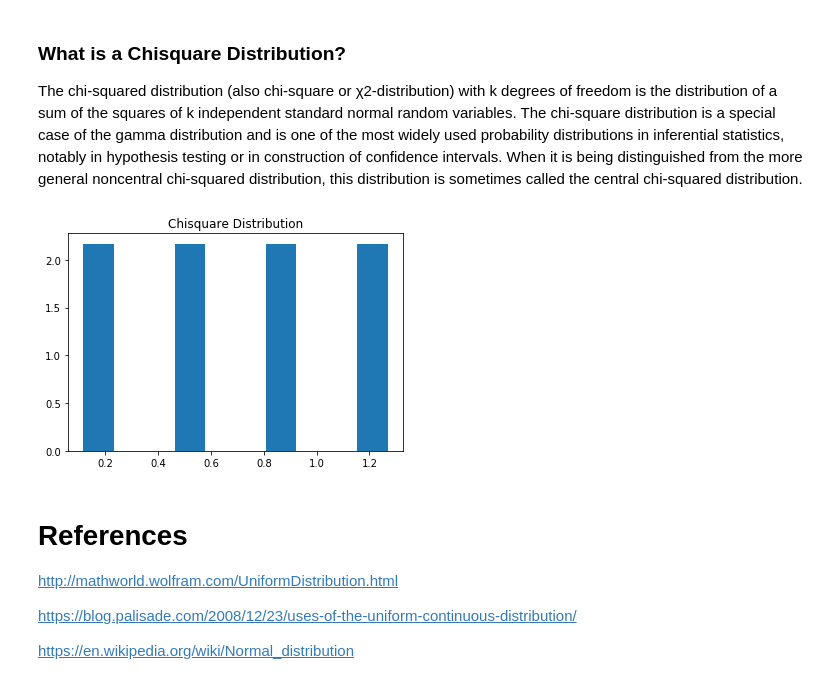
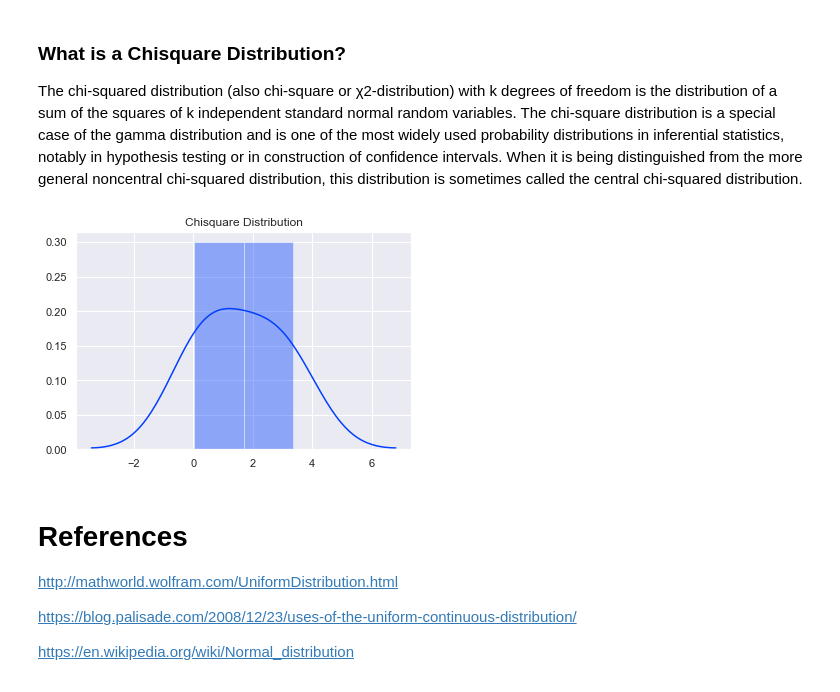
Before and after one commit to RitRa/Numpy_random, a Jupyter notebook: Distributions.ipynb, the cells around one changed output. Saved outputs shown, nothing was run; the diff lists cells and outputs as text; code cells hidden in the pictures.

Commit message:
improved graph palette and update example distr

```diff
--- a/Distributions.ipynb
+++ b/Distributions.ipynb
@@ -9,6 +9,9 @@ import numpy as np
 import pandas as pd
 import matplotlib.pyplot as plt
 import seaborn as sns
+
+# There are six variations of the default theme, called deep, muted, pastel, bright, dark, and colorblind.
+sns.set( palette="bright", color_codes=True)
 # %% [markdown]
 ### 1. np.random.uniform
 
@@ -127,13 +161,13 @@ The chi-squared distribution (also chi-square or χ2-distribution) with k degree
 # %%
 p = np.random.chisquare(2,4)
 
-plt.hist(p, density=True)
+sns.distplot(p)
 
 plt.title('Chisquare Distribution')
 
 plt.show()
 # %% [output]
-[figure, old version]
+[figure, new version]
 # %% [markdown]
 # References
 
```
Also changed, not shown: parts of 8 cells of this notebook, 1 other file.
